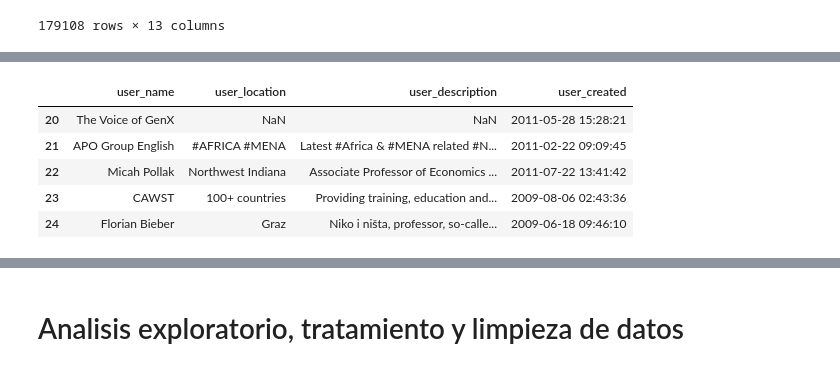
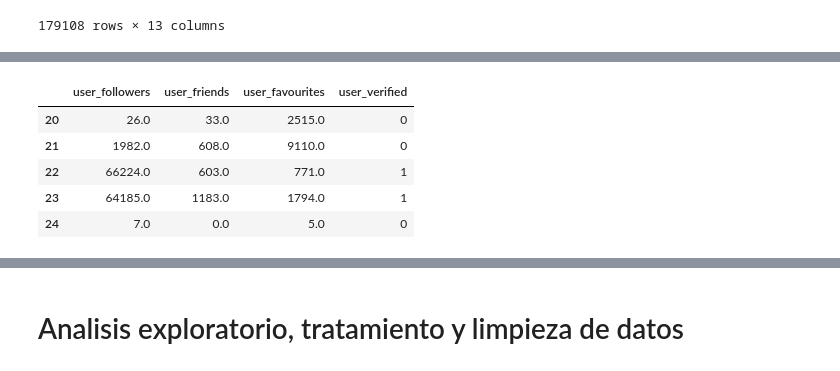
Before and after one commit to clauloro/COVID, a Jupyter notebook: covis.ipynb, the cells around one changed output, grey strips where cells are left out. Saved outputs shown, nothing was run; the diff lists cells and outputs as text; code cells hidden in the pictures.

```diff
--- a/covis.ipynb
+++ b/covis.ipynb
@@ -101,13 +90,13 @@ Name: user_location, Length: 36771, dtype: object
 # %%
-selected_data = df.loc[20:330, ["user_name","user_location","user_description","user_created"]]
+selected_data = df.loc[20:330, ["user_followers","user_friends","user_favourites","user_verified"]]
 selected_data.head()
 # %% [output]
-|  | user_name | user_location | user_description | user_created |
-| 20 | The Voice of GenX | NaN | NaN | 2011-05-28 15:28:21 |
-| 21 | APO Group English | #AFRICA #MENA | Latest #Africa & #MENA related #N... | 2011-02-22 09:09:45 |
-| 22 | Micah Pollak | Northwest Indiana | Associate Professor of Economics ... | 2011-07-22 13:41:42 |
-| 23 | CAWST | 100+ countries | Providing training, education and... | 2009-08-06 02:43:36 |
-| 24 | Florian Bieber | Graz | Niko i ništa, professor, so-calle... | 2009-06-18 09:46:10 |
+|  | user_followers | user_friends | user_favourites | user_verified |
+| 20 | 26.0 | 33.0 | 2515.0 | 0 |
+| 21 | 1982.0 | 608.0 | 9110.0 | 0 |
+| 22 | 66224.0 | 603.0 | 771.0 | 1 |
+| 23 | 64185.0 | 1183.0 | 1794.0 | 1 |
+| 24 | 7.0 | 0.0 | 5.0 | 0 |
 # %%
 df.drop(df.dropna().index)
 # %% [output]
```
Also changed, not shown: parts of 12 cells of this notebook.
